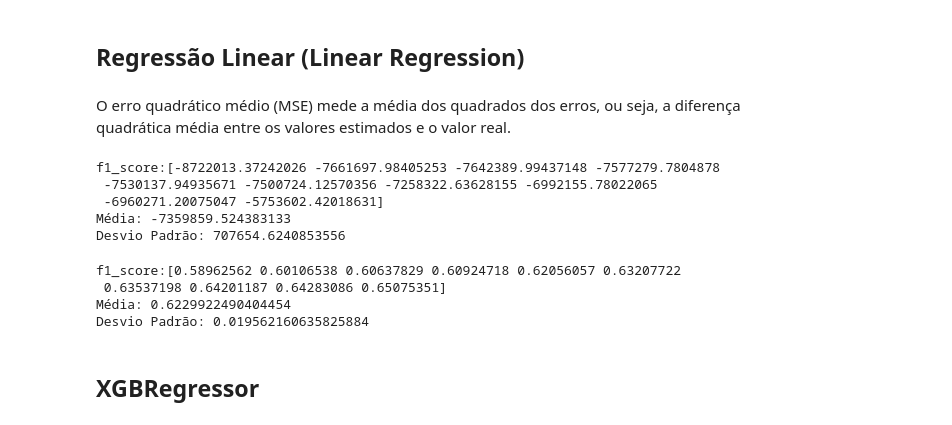
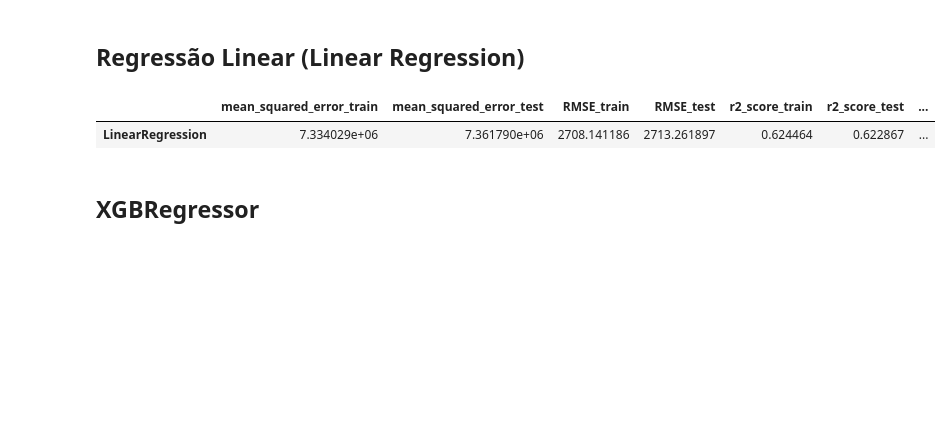
Before and after one commit to IgorFormiga/Data-Science-Projects, a Jupyter notebook: 3_Prediction_Rental_Prices.ipynb, the cells around one changed output. Saved outputs shown, nothing was run; the diff lists cells and outputs as text; code cells hidden in the pictures; blank space fills up the shorter version.

```diff
--- a/3_Prediction_Rental_Prices.ipynb
+++ b/3_Prediction_Rental_Prices.ipynb
@@ -196,31 +239,13 @@ sns.heatmap(corr,
 # %%
 X = features_norm
 y = dataset['total']
-# %% [markdown]
-O erro quadrático médio (MSE) mede a média dos quadrados dos erros, ou seja, a diferença quadrática média entre os valores estimados e o valor real.
-# %%
-linear_regression = LinearRegression()
-scores = cross_val_score(linear_regression, X, y, cv=10, scoring='neg_mean_squared_error')  # neg_mean_squared_error calcula o erro quadrático médio
-print(f'f1_score:{np.sort(scores)}')
-print(f'Média: {scores.mean()}')
-print(f'Desvio Padrão: {scores.std()}')
-# %% [output]
-f1_score:[-8722013.37242026 -7661697.98405253 -7642389.99437148 -7577279.7804878
- -7530137.94935671 -7500724.12570356 -7258322.63628155 -6992155.78022065
- -6960271.20075047 -5753602.42018631]
-Média: -7359859.524383133
-Desvio Padrão: 707654.6240853556
-# %%
-linear_regression = LinearRegression()
-scores = cross_val_score(linear_regression, X, y, cv=10, scoring='r2')  # coeficiente de determinação
-print(f'f1_score:{np.sort(scores)}')
-print(f'Média: {scores.mean()}')
-print(f'Desvio Padrão: {scores.std()}')
-# %% [output]
-f1_score:[0.58962562 0.60106538 0.60637829 0.60924718 0.62056057 0.63207722
- 0.63537198 0.64201187 0.64283086 0.65075351]
-Média: 0.6229922490404454
-Desvio Padrão: 0.019562160635825884
+# %%
+linear_regression = LinearRegression()
+metrics = metrics.append(create_model(X, y, linear_regression, 'LinearRegression'))
+metrics
+# %% [output]
+|  | mean_squared_error_train | mean_squared_error_test | RMSE_train | RMSE_test | r2_score_train | r2_score_test | ... |
+| LinearRegression | 7.334029e+06 | 7.361790e+06 | 2708.141186 | 2713.261897 | 0.624464 | 0.622867 | ... |
 # %% [markdown]
 ## XGBRegressor
 # %% [markdown]
```
Also changed, not shown: parts of 13 cells of this notebook.
